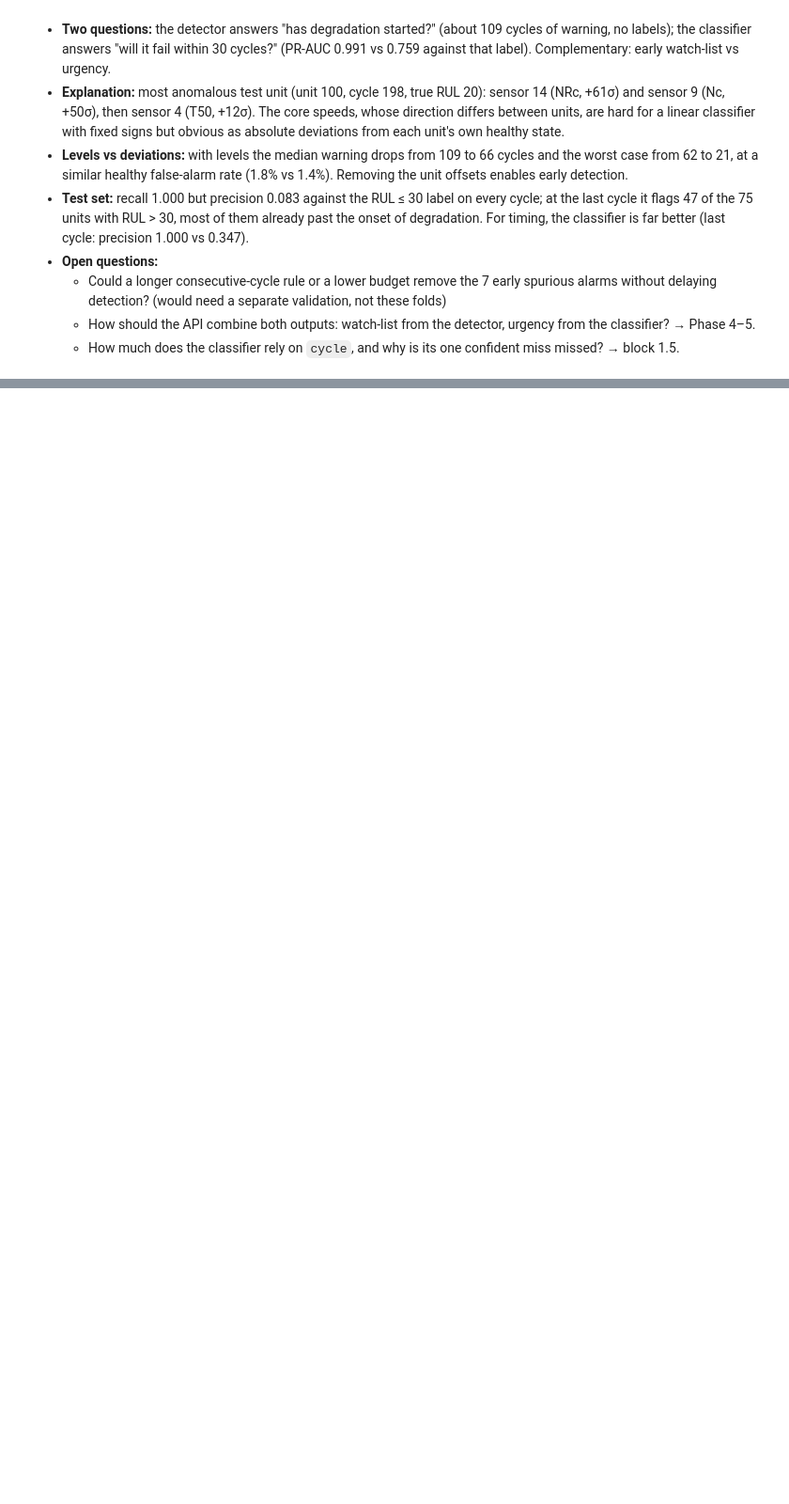
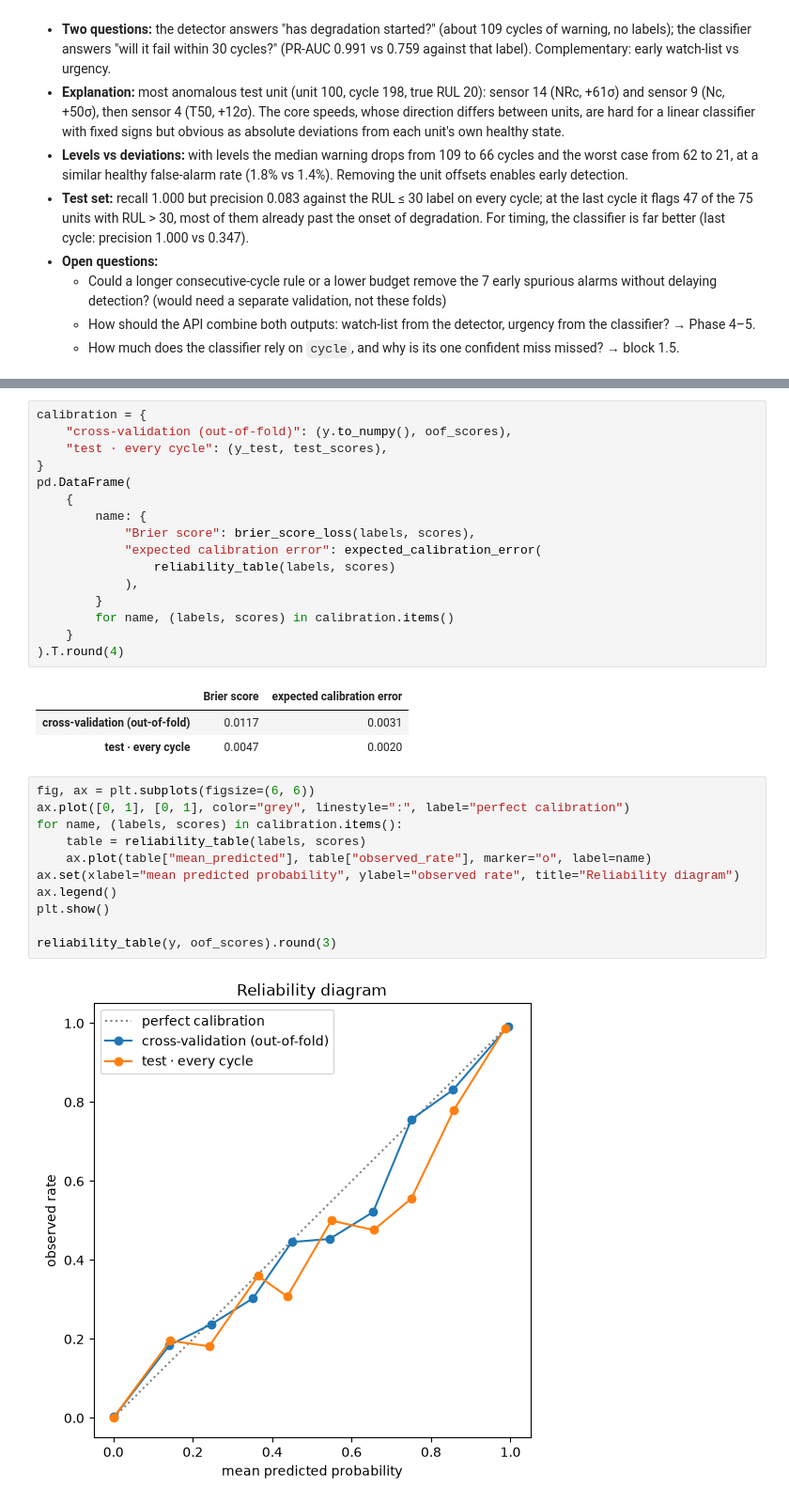
Before and after one commit to maria2332/industrial-ai-copilot, a Jupyter notebook: notebooks/02_predictive_maintenance.ipynb, the cells around one changed output, grey strips where cells are left out. Shown at 94% size. Saved outputs shown, nothing was run; the diff lists cells and outputs as text; blank space fills up the shorter version.

```diff
--- a/notebooks/02_predictive_maintenance.ipynb
+++ b/notebooks/02_predictive_maintenance.ipynb
@@ -690,0 +827,33 @@ Detector false-alarm rate on test cycles with RUL > 60: 0.232
+# %%
+calibration = {
+    "cross-validation (out-of-fold)": (y.to_numpy(), oof_scores),
+    "test · every cycle": (y_test, test_scores),
+}
+pd.DataFrame(
+    {
+        name: {
+            "Brier score": brier_score_loss(labels, scores),
+            "expected calibration error": expected_calibration_error(
+                reliability_table(labels, scores)
+            ),
+        }
+        for name, (labels, scores) in calibration.items()
+    }
+).T.round(4)
+# %% [output]
+|  | Brier score | expected calibration error |
+| cross-validation (out-of-fold) | 0.0117 | 0.0031 |
+| test · every cycle | 0.0047 | 0.0020 |
+# %%
+fig, ax = plt.subplots(figsize=(6, 6))
+ax.plot([0, 1], [0, 1], color="grey", linestyle=":", label="perfect calibration")
+for name, (labels, scores) in calibration.items():
+    table = reliability_table(labels, scores)
+    ax.plot(table["mean_predicted"], table["observed_rate"], marker="o", label=name)
+ax.set(xlabel="mean predicted probability", ylabel="observed rate", title="Reliability diagram")
+ax.legend()
+plt.show()
+
+reliability_table(y, oof_scores).round(3)
+# %% [output]
+[figure, added]
```
Also changed, not shown: parts of 15 cells of this notebook.
